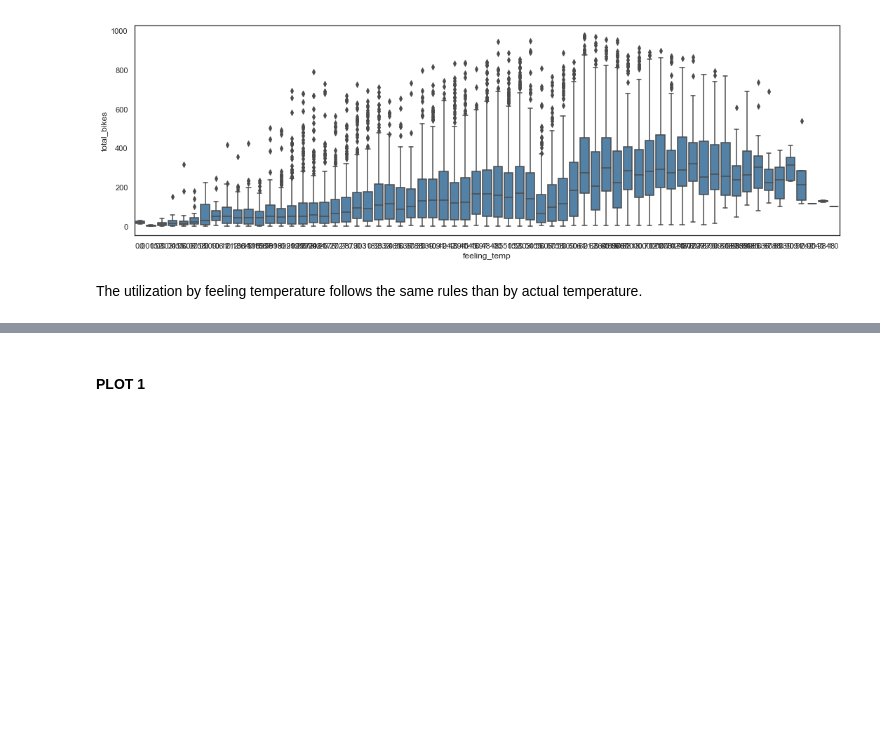
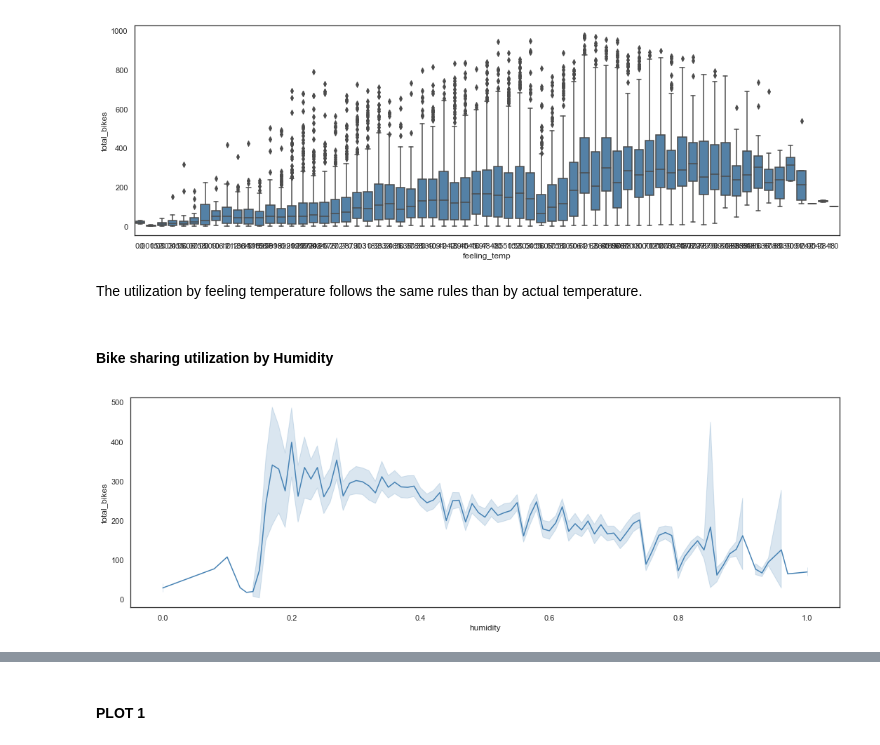
Before and after one commit to stsentemeidis/Bike_Sharing_Washington, a Jupyter notebook: MASTER.ipynb, the cells around one changed output, grey strips where cells are left out. Drawn from its saved outputs; the diff is of its cells as text; code cells hidden in the pictures; blank space fills up the shorter version.

```diff
--- a/MASTER.ipynb
+++ b/MASTER.ipynb
@@ -620,3 +620,14 @@ plt.tight_layout()
 [figure]
 # %% [markdown]
 The utilization by feeling temperature follows the same rules than by actual temperature.
+# %% [markdown]
+#### Bike sharing utilization by Humidity
+# %%
+# Total_bikes by Humidity - Line Plot
+plt.figure(figsize=(15,5))
+sns.lineplot(x = hours_df.humidity,
+             y = hours_df.total_bikes,
+             color = 'steelblue')
+plt.tight_layout()
+# %% [output]
+[figure, added]
```
Also changed, not shown: parts of 2 cells of this notebook.
